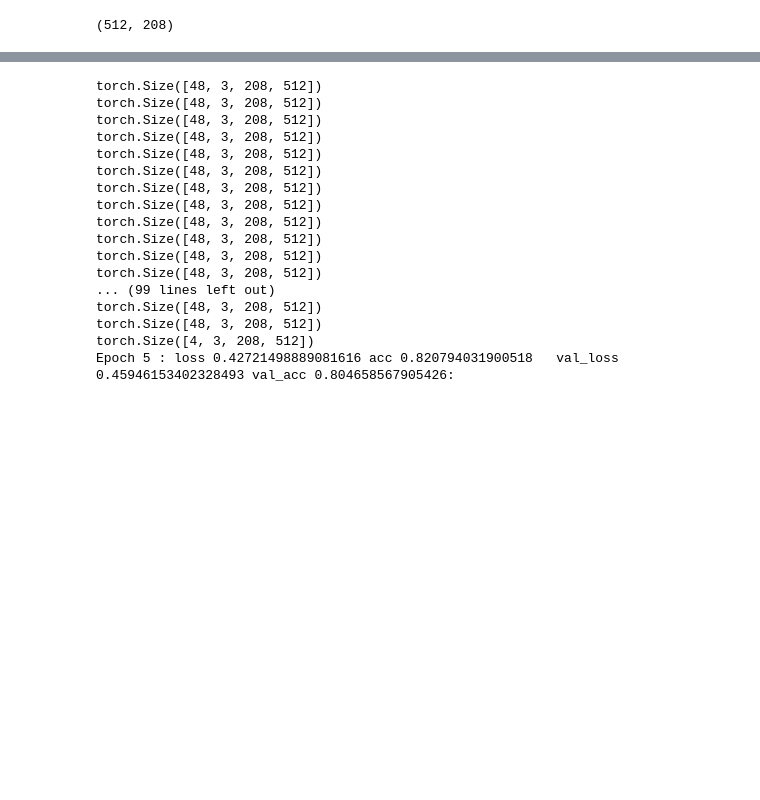
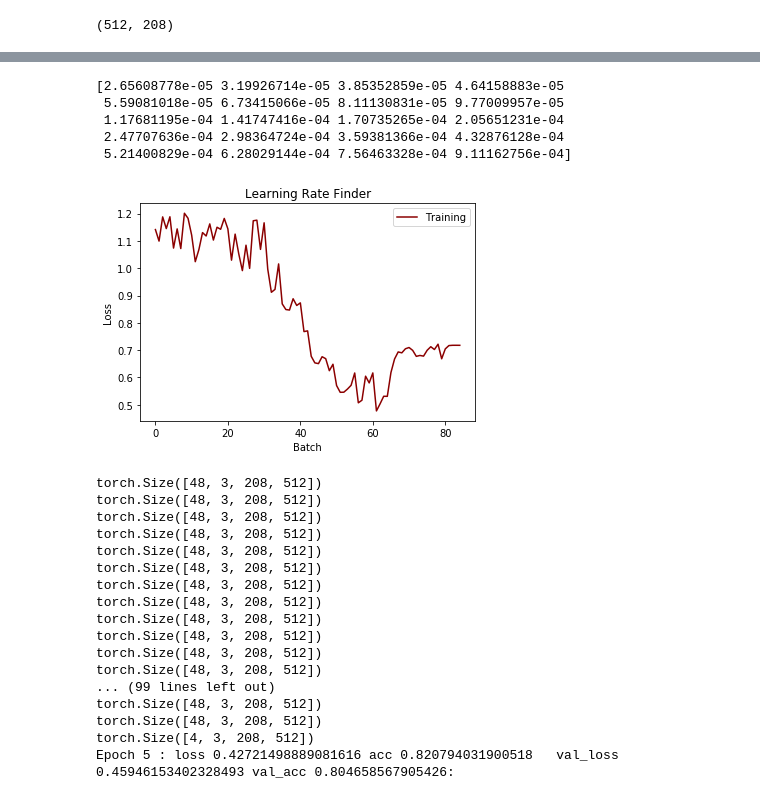
Before and after one commit to AndyChappell/SemanticSegmentation, a Jupyter notebook: dune_network.ipynb, the cells around one changed output, grey strips where cells are left out. Drawn from its saved outputs; the diff is of its cells as text; code cells hidden in the pictures; blank space fills up the shorter version.

```diff
--- a/dune_network.ipynb
+++ b/dune_network.ipynb
@@ -88,0 +193,16 @@ optim = opt.Adam(model.parameters())
+# %%
+fig, ax = plt.subplots()
+ax.set_title('Learning Rate Finder')
+ax.set_xlabel('Batch')
+ax.set_ylabel('Loss')
+ax.plot(list(range(len(learning_rates))), train_loss_epochs, label='Training', c='darkred')
+ax.legend(loc='upper right')
+fig.savefig("LossByBatch")
+print(learning_rates[30:50])
+# %% [output]
+[2.65608778e-05 3.19926714e-05 3.85352859e-05 4.64158883e-05
+ 5.59081018e-05 6.73415066e-05 8.11130831e-05 9.77009957e-05
+ 1.17681195e-04 1.41747416e-04 1.70735265e-04 2.05651231e-04
+ 2.47707636e-04 2.98364724e-04 3.59381366e-04 4.32876128e-04
+ 5.21400829e-04 6.28029144e-04 7.56463328e-04 9.11162756e-04]
+[figure, added]
```
Also changed, not shown: parts of 7 cells of this notebook.
